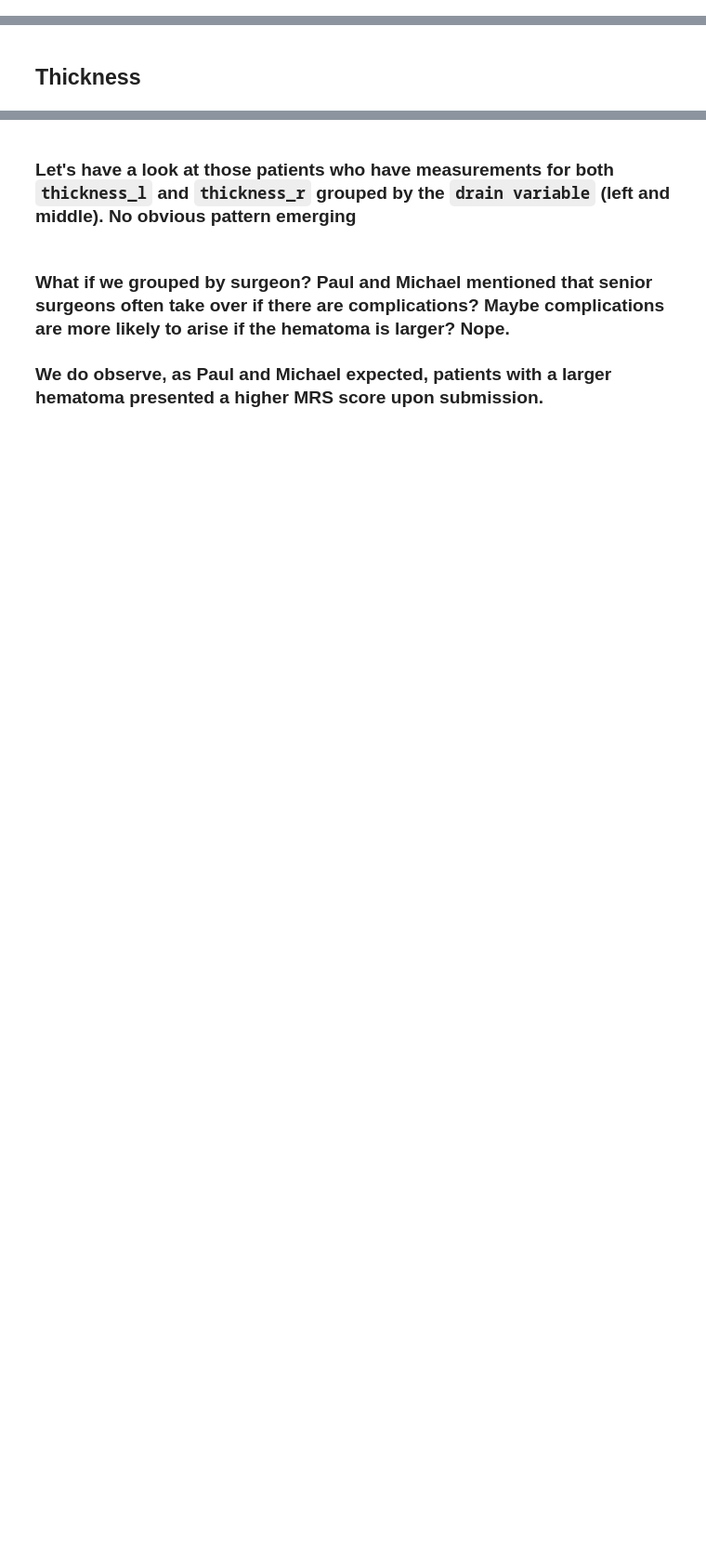
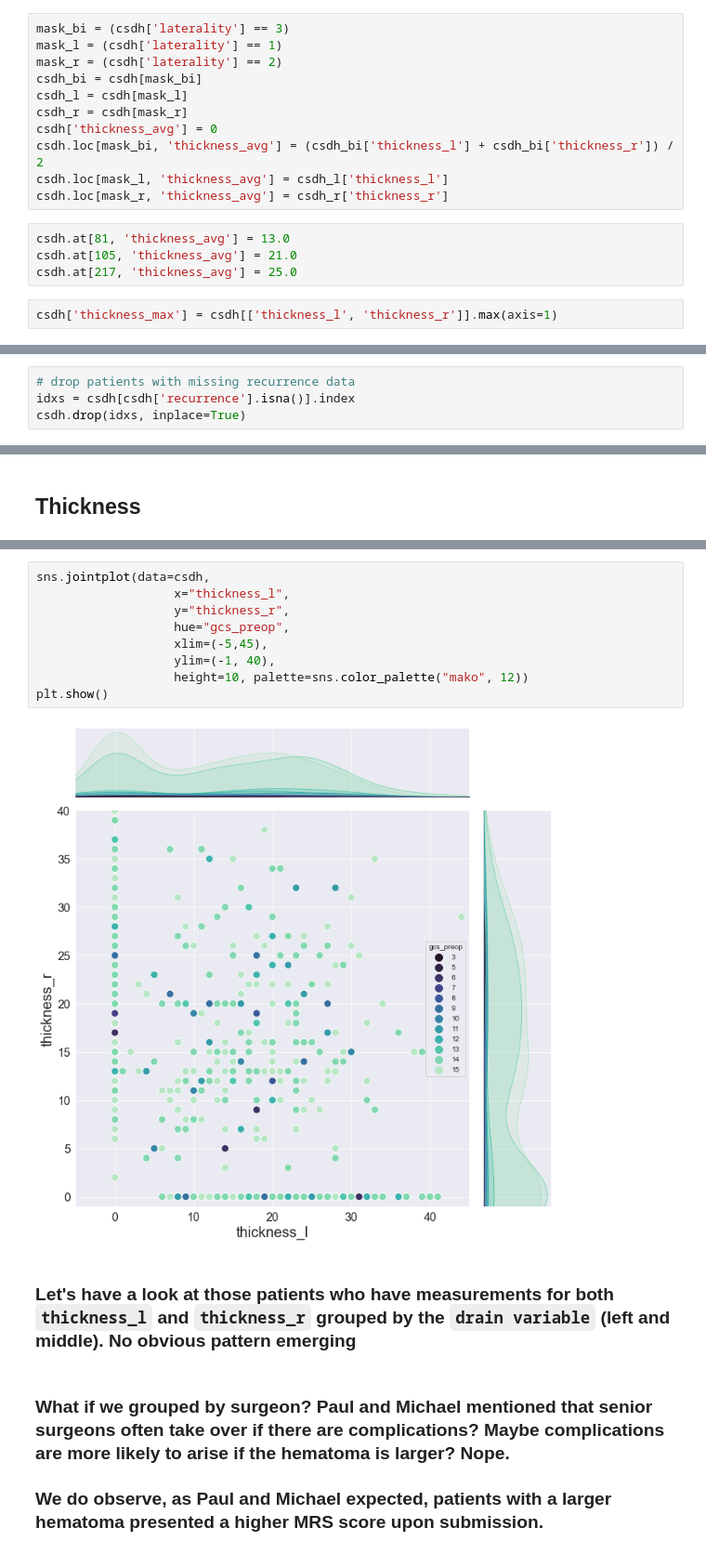
Before and after one commit to c-abbott/surviving-the-icu, a Jupyter notebook: notebooks/csdh_eda.ipynb, the cells around one changed output, grey strips where cells are left out. Shown at 93% size. Saved outputs shown, nothing was run; the diff lists cells and outputs as text; blank space fills up the shorter version.

Commit message:
More data cleaning... :broom:

```diff
--- a/notebooks/csdh_eda.ipynb
+++ b/notebooks/csdh_eda.ipynb
@@ -119,0 +150,17 @@ csdh.tail()
+# %%
+mask_bi = (csdh['laterality'] == 3)
+mask_l = (csdh['laterality'] == 1)
+mask_r = (csdh['laterality'] == 2)
+csdh_bi = csdh[mask_bi]
+csdh_l = csdh[mask_l]
+csdh_r = csdh[mask_r]
+csdh['thickness_avg'] = 0
+csdh.loc[mask_bi, 'thickness_avg'] = (csdh_bi['thickness_l'] + csdh_bi['thickness_r']) / 2
+csdh.loc[mask_l, 'thickness_avg'] = csdh_l['thickness_l']
+csdh.loc[mask_r, 'thickness_avg'] = csdh_r['thickness_r']
+# %%
+csdh.at[81, 'thickness_avg'] = 13.0
+csdh.at[105, 'thickness_avg'] = 21.0
+csdh.at[217, 'thickness_avg'] = 25.0
+# %%
+csdh['thickness_max'] = csdh[['thickness_l', 'thickness_r']].max(axis=1)
@@ -279,0 +352,4 @@ csdh_burr['burrhole_num']
+# %%
+# drop patients with missing recurrence data
+idxs = csdh[csdh['recurrence'].isna()].index
+csdh.drop(idxs, inplace=True)
@@ -382,3 +468,14 @@ plt.savefig('figs/thickness_w_0s')
+# %%
+sns.jointplot(data=csdh,
+                   x="thickness_l",
+                   y="thickness_r",
+                   hue="gcs_preop",
+                   xlim=(-5,45),
+                   ylim=(-1, 40),
+                   height=10, palette=sns.color_palette("mako", 12))
+plt.show()
+# %% [output]
+[figure, added]
 # %% [markdown]
 ### Let's have a look at those patients who have measurements for both `thickness_l` and `thickness_r` grouped by the `drain variable` (left and middle). No obvious pattern emerging
 # %% [markdown]
```
Also changed, not shown: parts of 58 cells of this notebook.
